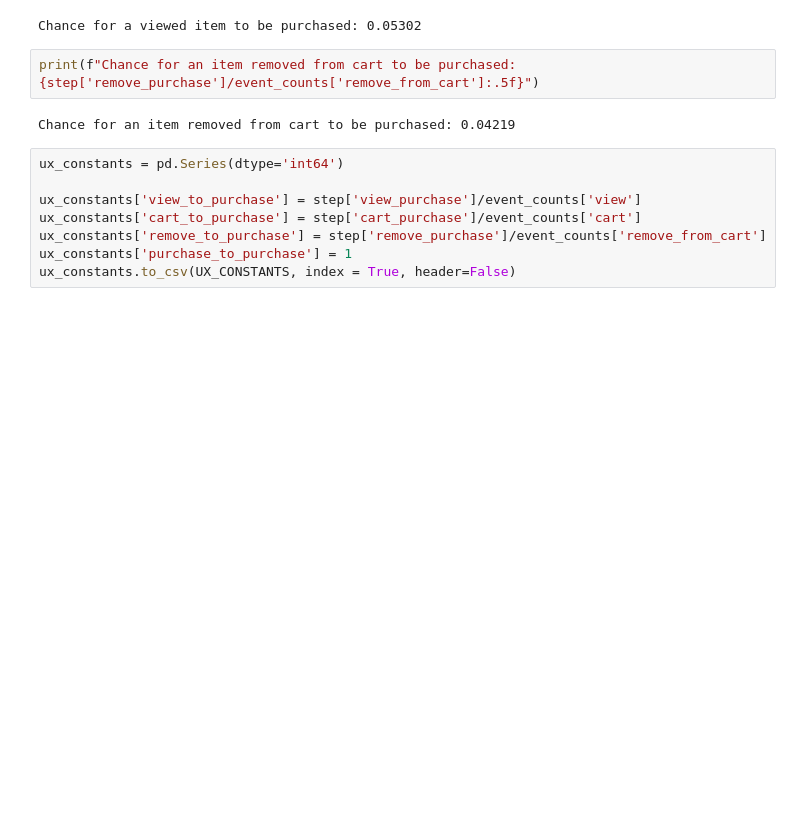
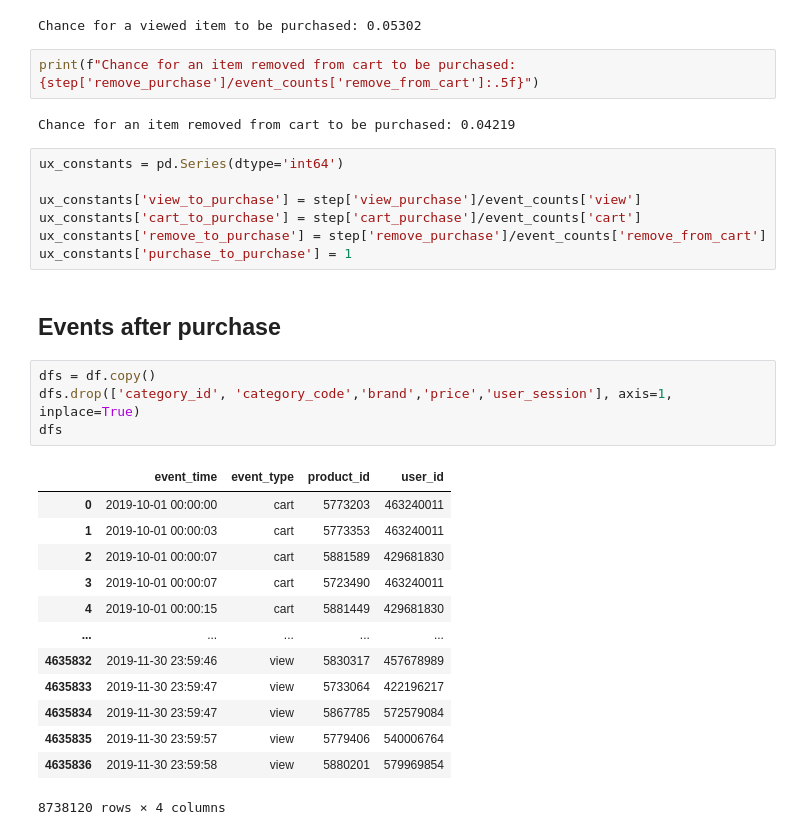
Before and after one commit to WSzP/uxml-ecommerce, a Jupyter notebook: eda-uxml.ipynb, the cells around one changed output. Cells and saved outputs as stored; diff of their text form; blank space fills up the shorter version.

```diff
--- a/eda-uxml.ipynb
+++ b/eda-uxml.ipynb
@@ -729,4 +730,23 @@ ux_constants['view_to_purchase'] = step['view_purchase']/event_counts['view']
 ux_constants['cart_to_purchase'] = step['cart_purchase']/event_counts['cart']
 ux_constants['remove_to_purchase'] = step['remove_purchase']/event_counts['remove_from_cart']
 ux_constants['purchase_to_purchase'] = 1
-ux_constants.to_csv(UX_CONSTANTS, index = True, header=False)
+# %% [markdown]
+## Events after purchase
+# %%
+dfs = df.copy()
+dfs.drop(['category_id', 'category_code','brand','price','user_session'], axis=1, inplace=True)
+dfs
+# %% [output]
+|  | event_time | event_type | product_id | user_id |
+| 0 | 2019-10-01 00:00:00 | cart | 5773203 | 463240011 |
+| 1 | 2019-10-01 00:00:03 | cart | 5773353 | 463240011 |
+| 2 | 2019-10-01 00:00:07 | cart | 5881589 | 429681830 |
+| 3 | 2019-10-01 00:00:07 | cart | 5723490 | 463240011 |
+| 4 | 2019-10-01 00:00:15 | cart | 5881449 | 429681830 |
+| ... | ... | ... | ... | ... |
+| 4635832 | 2019-11-30 23:59:46 | view | 5830317 | 457678989 |
+| 4635833 | 2019-11-30 23:59:47 | view | 5733064 | 422196217 |
+| 4635834 | 2019-11-30 23:59:47 | view | 5867785 | 572579084 |
+| 4635835 | 2019-11-30 23:59:57 | view | 5779406 | 540006764 |
+| 4635836 | 2019-11-30 23:59:58 | view | 5880201 | 579969854 |
+8738120 rows × 4 columns
```
Also changed, not shown: parts of 12 cells of this notebook, 7 other files.
